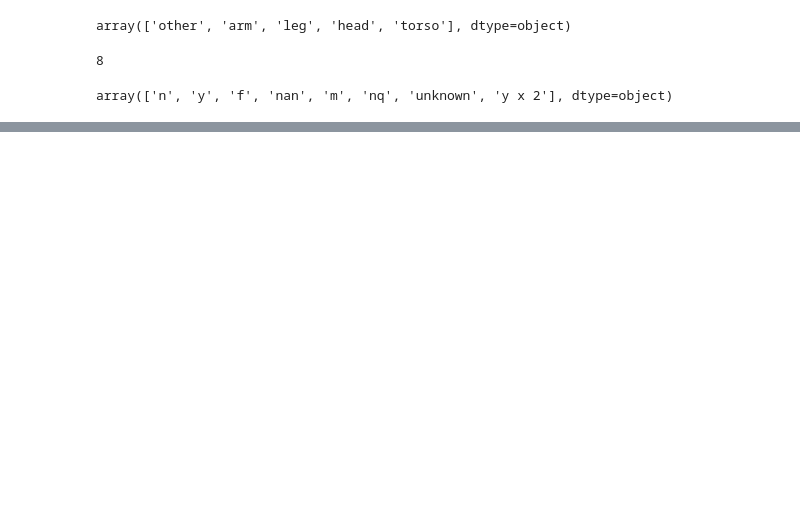
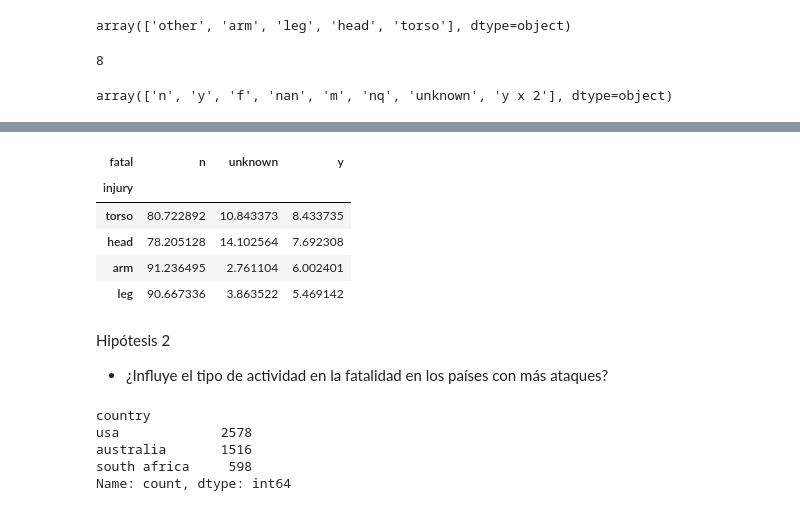
Before and after one commit to eliomartinezcastano-stack/Semana2_Shark_Attacks, a Jupyter notebook: Semana_2_Shark_Attacks.ipynb, the cells around one changed output, grey strips where cells are left out. Cells and saved outputs as stored; diff of their text form; code cells hidden in the pictures; blank space fills up the shorter version.

```diff
--- a/Semana_2_Shark_Attacks.ipynb
+++ b/Semana_2_Shark_Attacks.ipynb
@@ -333,0 +376,24 @@ df_top3['fatal_clean'] = df_top3['fatal_clean'].replace({'f': 'y', 'nan': 'unkno
+# %%
+df_no_other = df_top3[df_top3['injury'] != 'other']
+# %%
+tabla1 = pd.crosstab(df_no_other['injury'], df_no_other['fatal'], normalize='index') * 100
+tabla1 = tabla1.sort_values(by='y', ascending=False)
+tabla1.head()
+# %% [output]
+| fatal | n | unknown | y |
+| injury |  |  |  |
+| torso | 80.722892 | 10.843373 | 8.433735 |
+| head | 78.205128 | 14.102564 | 7.692308 |
+| arm | 91.236495 | 2.761104 | 6.002401 |
+| leg | 90.667336 | 3.863522 | 5.469142 |
+# %% [markdown]
+Hipótesis 2
+- ¿Influye el tipo de actividad en la fatalidad en los países con más ataques?
+# %%
+df_top3['country'].value_counts()
+# %% [output]
+country
+usa             2578
+australia       1516
+south africa     598
+Name: count, dtype: int64
```
Also changed, not shown: parts of 14 cells of this notebook.
